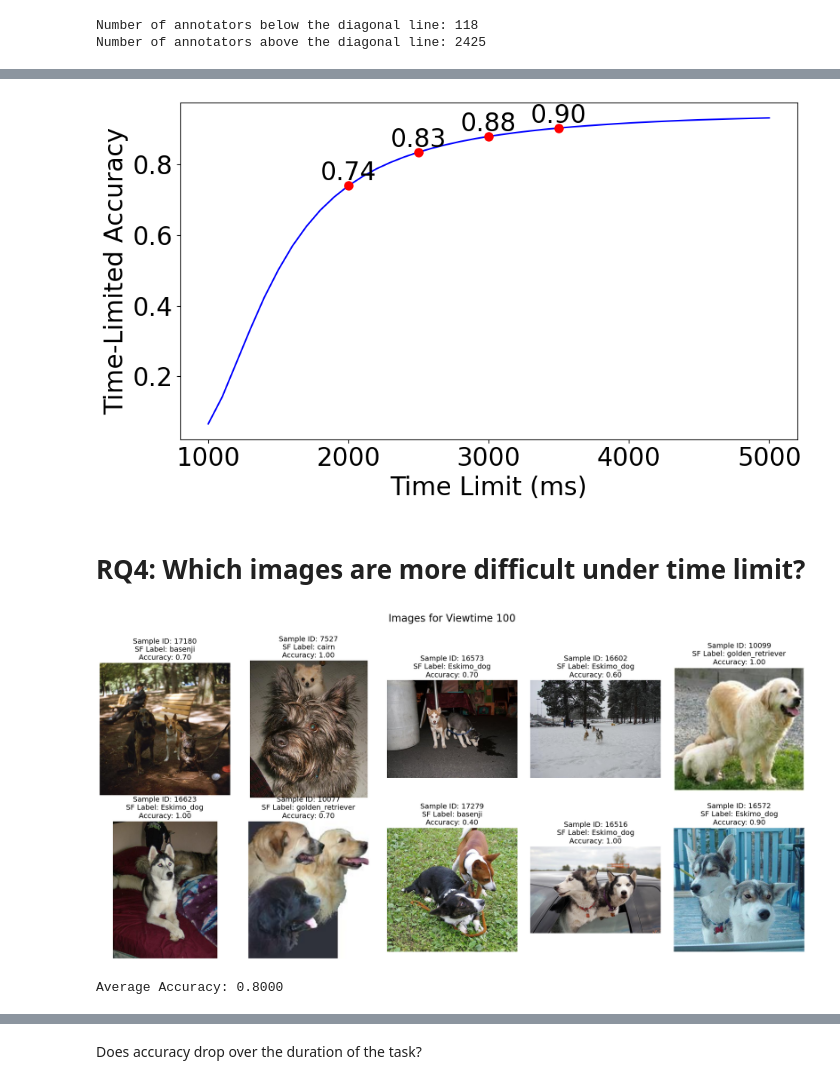
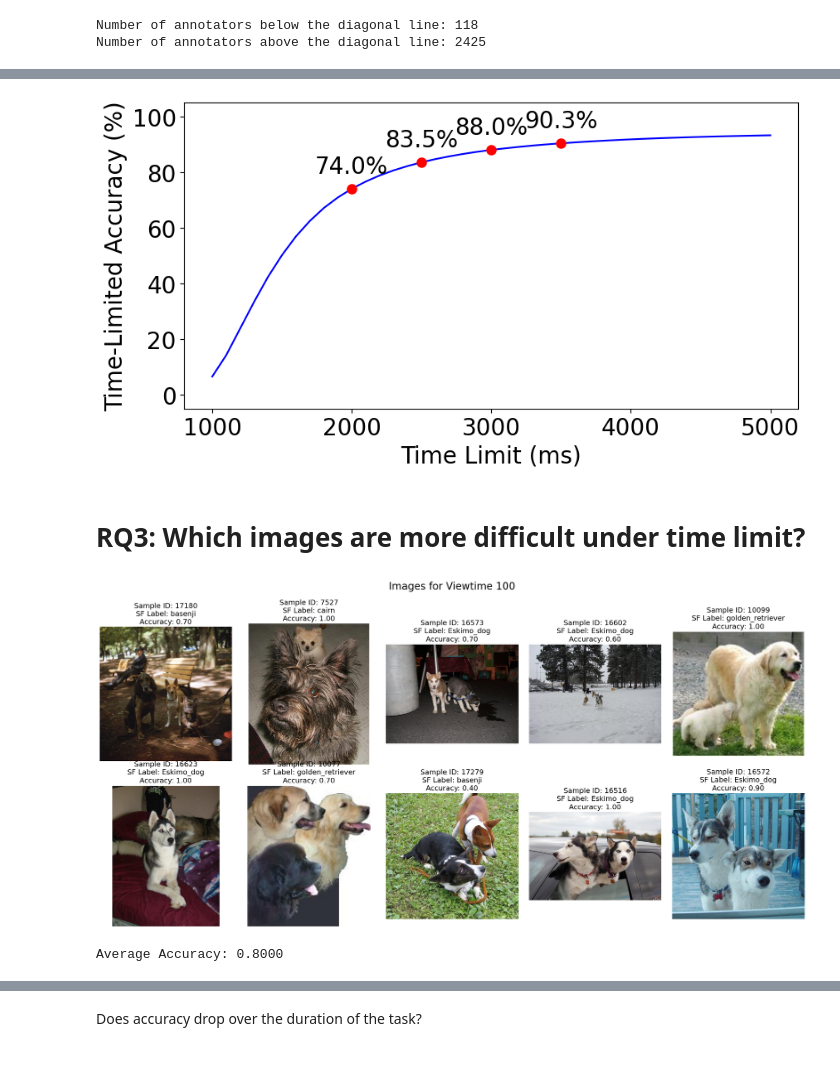
Before and after one commit to gordon-lim/sdogs-10h, a Jupyter notebook: analysis.ipynb, the cells around one changed output, grey strips where cells are left out. Cells and saved outputs as stored; diff of their text form; code cells hidden in the pictures.

```diff
--- a/analysis.ipynb
+++ b/analysis.ipynb
@@ -483,40 +268,42 @@ for limit in time_limits:
     # Create a copy of the original data to avoid modifying the original dataframe
     nofilter_cifar_df_copy = nofilter_cifar_df.copy()
 
     # Update correctness value for reaction times beyond the limit
     nofilter_cifar_df_copy.loc[nofilter_cifar_df_copy['reaction_time'] > limit, 'correct_guess'] = 0
 
     # Calculate overall accuracy
-    cifar_overall_accuracy = nofilter_cifar_df_copy['correct_guess'].mean()
+    cifar_overall_accuracy = nofilter_cifar_df_copy['correct_guess'].mean() * 100  # Convert to percentage
 
     # Append overall accuracy to the list
     cifar_overall_accuracies.append(cifar_overall_accuracy)
 
 # Plot
-plt.figure(figsize=(10, 6))
+plt.rcParams.update({'font.size': 20})
+plt.figure(figsize=(9, 5))
 
 # Plot overall accuracy
 plt.plot(time_limits, cifar_overall_accuracies, color='blue', label='Overall Accuracy', linestyle='-')
 plt.xlabel('Time Limit (ms)')
-plt.ylabel('Time-Limited Accuracy')
+plt.ylabel('Time-Limited Accuracy (%)')  # Update y-axis label to indicate percentage
+plt.ylim(-5, 105)  # Set y-axis limit to 100
 # plt.title('Overall Accuracy for Different Time Limits')
 # plt.grid(True)
 
 # Add points and annotate the accuracy at specific time limits
 for limit, accuracy in zip(time_limits, cifar_overall_accuracies):
     if limit in [2000, 2500, 3000, 3500]:
         plt.plot(limit, accuracy, marker='o', markersize=8, color='red')  # Add point
-        plt.text(limit, accuracy, f'{accuracy:.2f}', ha='center', va='bottom')  # Annotate accuracy
+        plt.text(limit, accuracy + 4, f'{accuracy:.1f}%', ha='center', va='bottom')  # Annotate accuracy with percentage, offset text upwards
 
 # Show plot
 # plt.legend()
 plt.tight_layout()
 plt.savefig('time-limited-accuracy.pdf', dpi=300)
 plt.show()
 # %% [output]
-[figure, old version]
+[figure, new version]
 # %% [markdown]
-# RQ4: Which images are more difficult under time limit?
+# RQ3: Which images are more difficult under time limit?
 # %%
 # Manually annotated image ids categorised by image types that participants reflected wanting more time on in our survey
 diff_ft_ids = {}
@@ -567,7 +344,7 @@ def display_images(viewtime, sample_ids, dataset, sdogs_df):
         label = viewtime_data.loc[viewtime_data['stanford_sampleid'] == sample_id, 'stanford_label'].values[0]
 
         # Compute accuracy for the current sample_id
-        num_correct = viewtime_data.loc[(viewtime_data['stanford_sampleid'] == sample_id) & (viewtime_data['sdogs_easy_correct'] == 1)].shape[0]
+        num_correct = viewtime_data.loc[(viewtime_data['stanford_sampleid'] == sample_id) & (viewtime_data['easy_correct'] == 1)].shape[0]
         num_annotators = viewtime_data.loc[viewtime_data['stanford_sampleid'] == sample_id].shape[0]
         accuracy = num_correct / num_annotators if num_annotators > 0 else 0
 
@@ -592,5 +369,5 @@ sample_ids_to_display = diff_ft_ids['multi-dog'] # Replace key with chosen image
 viewtime = 100  # Replace with chosen viewtime cohort
 display_images(viewtime, sample_ids_to_display, dataset, sdogs_df)
 # %% [output]
-[figure, old version]
+[figure, new version]
 Average Accuracy: 0.8000
```
Also changed, not shown: parts of 36 cells of this notebook.
